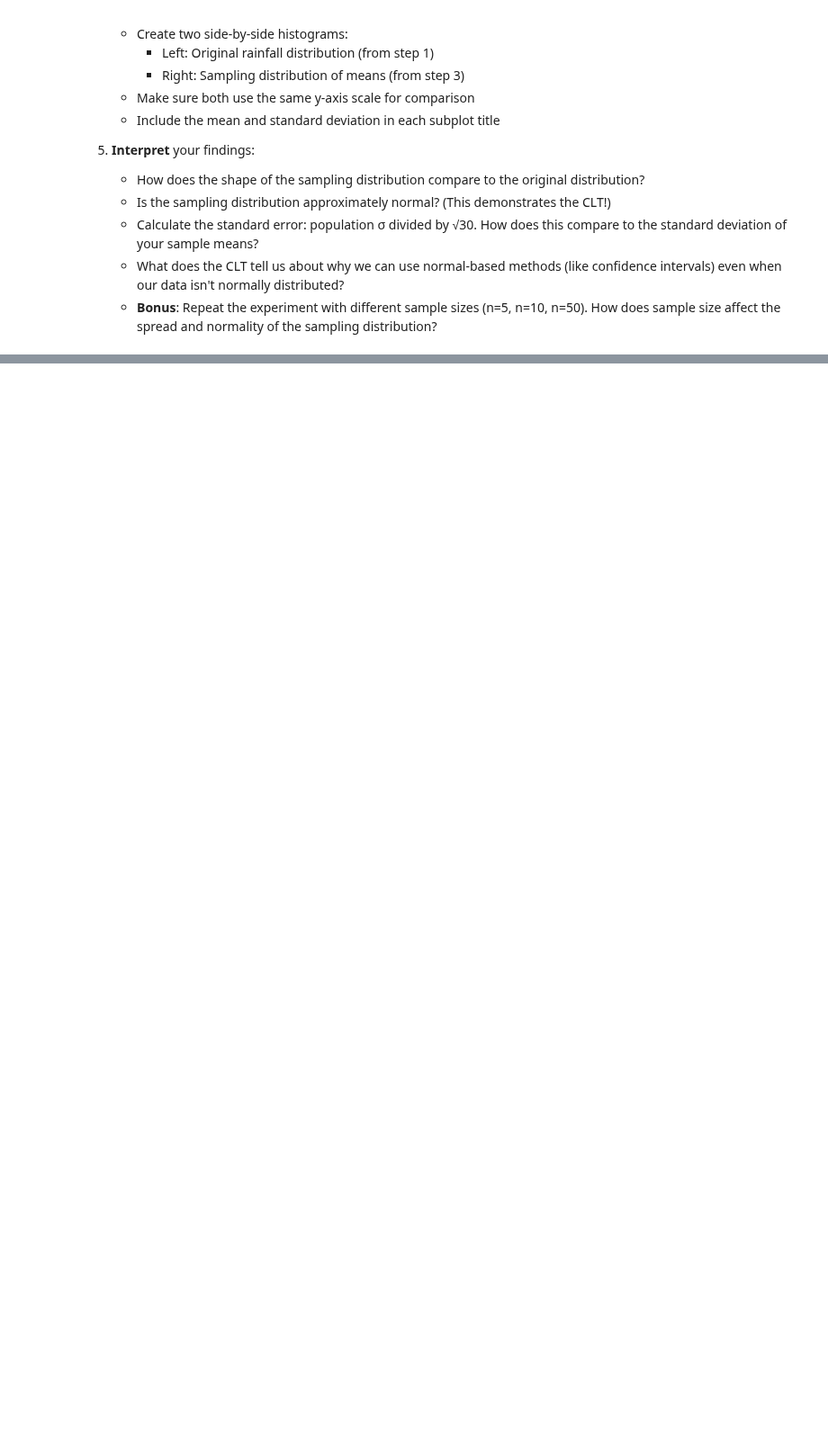
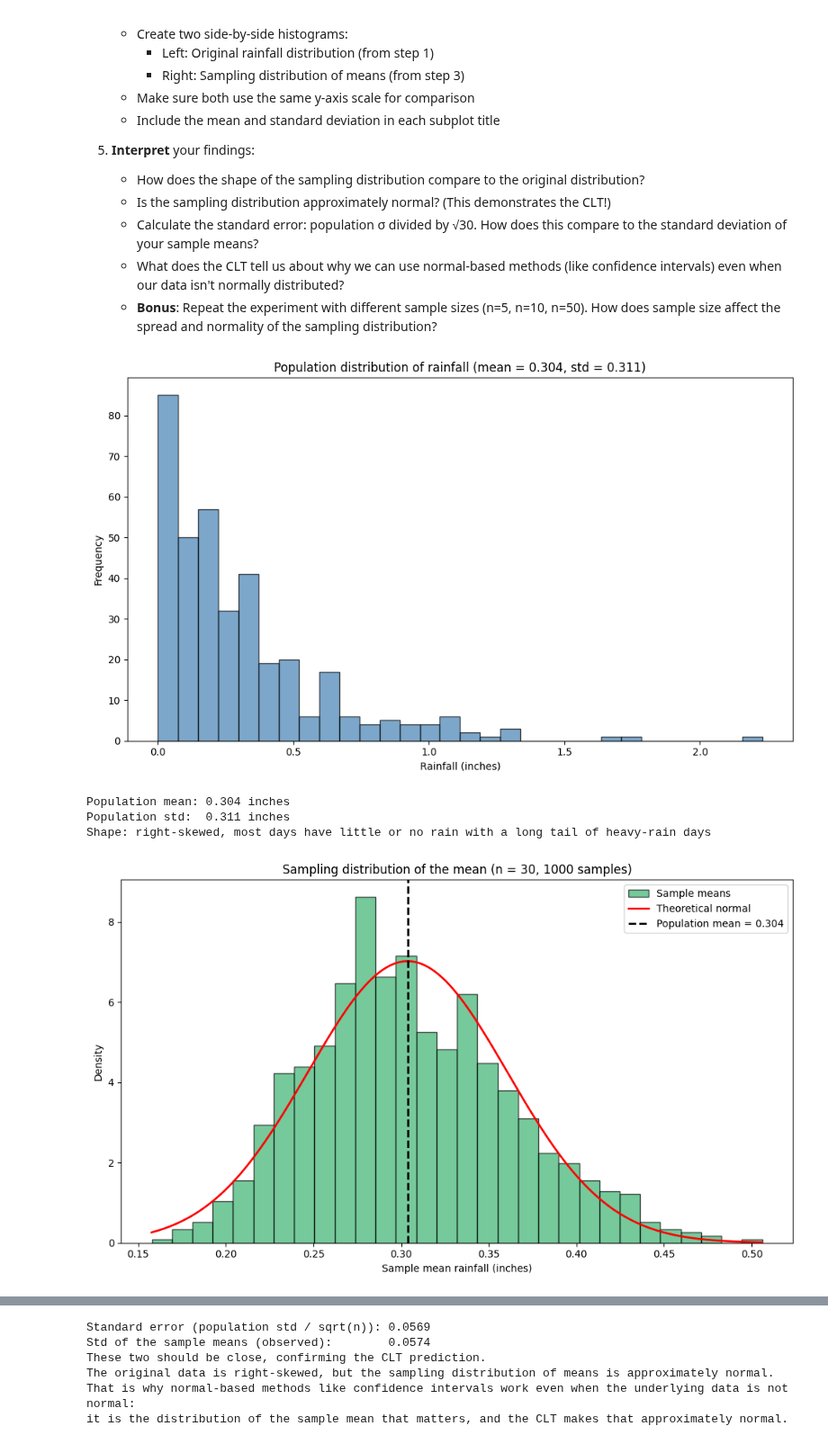
Before and after one commit to Alessandrarye/utd-aiml-coursework, a Jupyter notebook: notebooks/unit-2/lesson-13/lesson-13-activity.ipynb, the cells around one changed output, grey strips where cells are left out. Shown at 90% size. Saved outputs shown, nothing was run; the diff lists cells and outputs as text; code cells hidden in the pictures; blank space fills up the shorter version.

```diff
--- a/notebooks/unit-2/lesson-13/lesson-13-activity.ipynb
+++ b/notebooks/unit-2/lesson-13/lesson-13-activity.ipynb
@@ -98,3 +148,72 @@ The Central Limit Theorem (CLT) states that the distribution of sample means app
    - **Bonus**: Repeat the experiment with different sample sizes (n=5, n=10, n=50). How does sample size affect the spread and normality of the sampling distribution?
 # %%
 # Your code here
+# Task 1: examine the population distribution
+pop_mean = df['rainfall_inches'].mean()
+pop_std = df['rainfall_inches'].std()
+
+plt.figure(figsize=(10, 6))
+plt.hist(df['rainfall_inches'], bins=30, color='steelblue', edgecolor='black', alpha=0.7)
+plt.xlabel('Rainfall (inches)')
+plt.ylabel('Frequency')
+plt.title(f'Population distribution of rainfall (mean = {pop_mean:.3f}, std = {pop_std:.3f})')
+plt.tight_layout()
+plt.show()
+
+print(f"Population mean: {pop_mean:.3f} inches")
+print(f"Population std:  {pop_std:.3f} inches")
+print("Shape: right-skewed, most days have little or no rain with a long tail of heavy-rain days")
+
+# Task 2: build the sampling distribution
+n = 30
+num_samples = 1000
+sample_means = np.empty(num_samples)
+for i in range(num_samples):
+    sample_means[i] = df['rainfall_inches'].sample(n=n, replace=True).mean()
+
+# Task 3: sampling distribution with a normal overlay
+standard_error = pop_std / np.sqrt(n)
+
+plt.figure(figsize=(10, 6))
+plt.hist(sample_means, bins=30, density=True, color='mediumseagreen',
+         edgecolor='black', alpha=0.7, label='Sample means')
+x = np.linspace(sample_means.min(), sample_means.max(), 200)
+plt.plot(x, stats.norm.pdf(x, pop_mean, standard_error),
+         color='red', linewidth=2, label='Theoretical normal')
+plt.axvline(pop_mean, color='black', linestyle='--', linewidth=2,
+            label=f'Population mean = {pop_mean:.3f}')
+plt.xlabel('Sample mean rainfall (inches)')
+plt.ylabel('Density')
+plt.title(f'Sampling distribution of the mean (n = {n}, {num_samples} samples)')
+plt.legend()
+plt.tight_layout()
+plt.show()
+
+# Task 4: side-by-side comparison, same y-axis scale
+sm_mean = sample_means.mean()
+sm_std = sample_means.std()
+
+fig, axes = plt.subplots(1, 2, figsize=(14, 6), sharey=True)
+axes[0].hist(df['rainfall_inches'], bins=30, color='steelblue', edgecolor='black', alpha=0.7)
+axes[0].set_title(f'Original rainfall\nmean = {pop_mean:.3f}, std = {pop_std:.3f}')
+axes[0].set_xlabel('Rainfall (inches)')
+axes[0].set_ylabel('Frequency')
+axes[1].hist(sample_means, bins=30, color='mediumseagreen', edgecolor='black', alpha=0.7)
+axes[1].set_title(f'Sampling distribution of means\nmean = {sm_mean:.3f}, std = {sm_std:.3f}')
+axes[1].set_xlabel('Sample mean rainfall (inches)')
+plt.tight_layout()
+plt.show()
+
+# Task 5: interpretation
+print(f"Standard error (population std / sqrt(n)): {standard_error:.4f}")
+print(f"Std of the sample means (observed):        {sm_std:.4f}")
+print("These two should be close, confirming the CLT prediction.")
+print("The original data is right-skewed, but the sampling distribution of means is approximately normal.")
+print("That is why normal-based methods like confidence intervals work even when the underlying data is not normal:")
+print("it is the distribution of the sample mean that matters, and the CLT makes that approximately normal.")
+# %% [output]
+[figure, added]
+Population mean: 0.304 inches
+Population std:  0.311 inches
+Shape: right-skewed, most days have little or no rain with a long tail of heavy-rain days
+[figure, added]
@@ -100,0 +221,6 @@ The Central Limit Theorem (CLT) states that the distribution of sample means app
+Standard error (population std / sqrt(n)): 0.0569
+Std of the sample means (observed):        0.0574
+These two should be close, confirming the CLT prediction.
+The original data is right-skewed, but the sampling distribution of means is approximately normal.
+That is why normal-based methods like confidence intervals work even when the underlying data is not normal:
+it is the distribution of the sample mean that matters, and the CLT makes that approximately normal.
```
Also changed, not shown: parts of 3 cells of this notebook.
